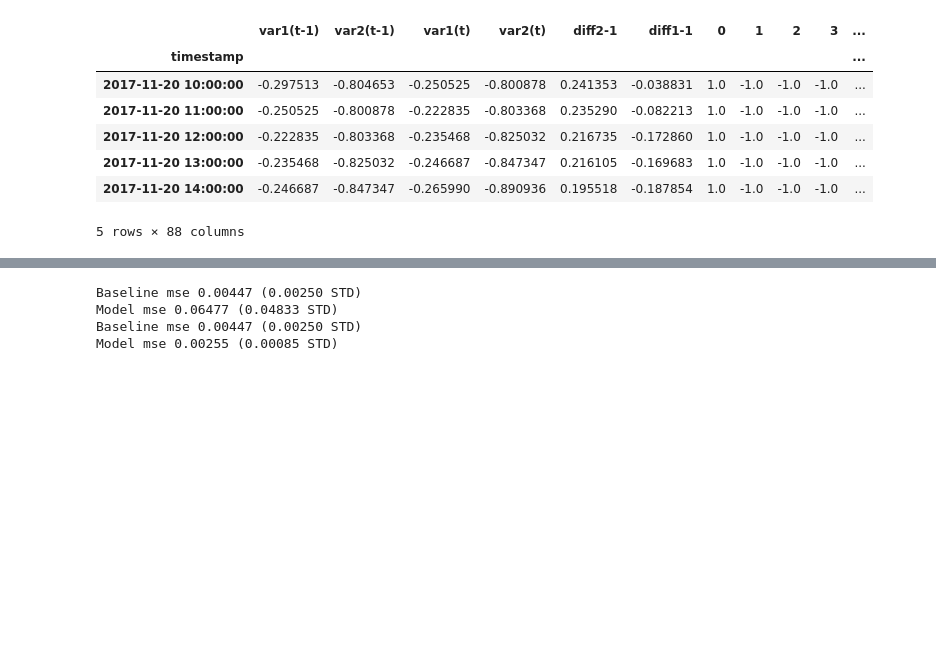
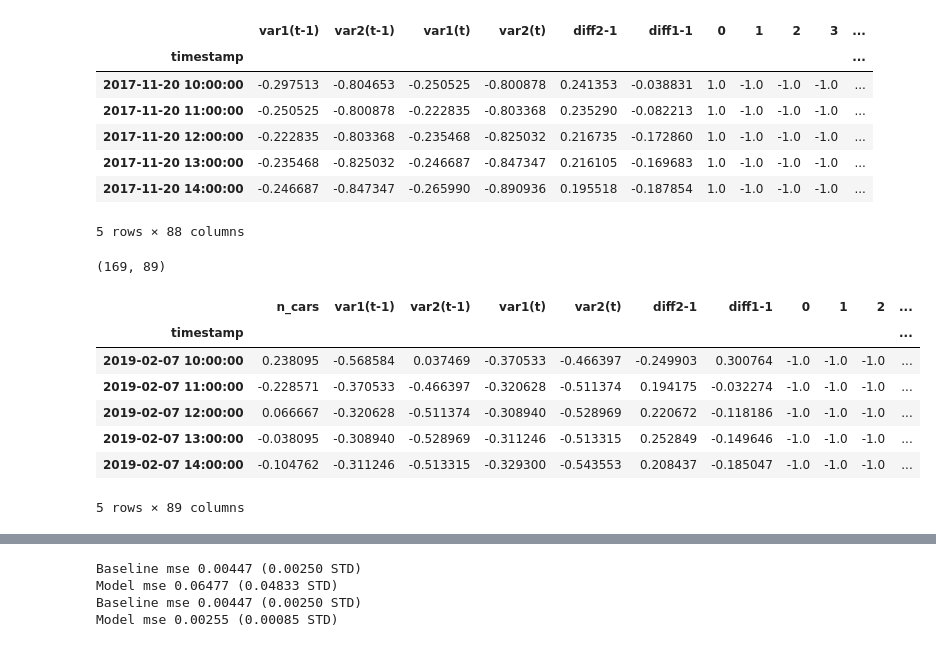
Before and after one commit to GeorgesAlkhouri/golddust, a Jupyter notebook: jupyter/BTW.ipynb, the cells around one changed output, grey strips where cells are left out. Drawn from its saved outputs; the diff is of its cells as text; code cells hidden in the pictures; blank space fills up the shorter version.

```diff
--- a/jupyter/BTW.ipynb
+++ b/jupyter/BTW.ipynb
@@ -64,6 +62,13 @@ df_dht22 = df_dht22.sort_index()
 
 df_sds011 = df_sds011[['P1', 'P2']]
 df_dht22 = df_dht22[['temperature', 'humidity']]
+
+df_cars = pd.read_csv('../cars.csv', sep=';', header=None, names=['timestamp', 'n_cars'])
+df_cars['timestamp'] = pd.to_datetime(df_cars['timestamp'], format='%Y-%m-%dT%H:%M:%S')
+df_cars = df_cars.set_index(df_cars.timestamp, drop=True)
+df_cars = df_cars.drop(columns=['timestamp'])
+df_cars = df_cars.sort_index()
+#df = df.groupby((pd.Grouper(freq='60min', level=0))).sum()
 # %%
 print(df_sds011.shape)
 print(df_dht22.shape)
@@ -533,0 +546,3 @@ plt.tight_layout()
+# %%
+df_cars = df_cars.groupby(pd.Grouper(freq='60min', level=0)).sum()
+df_cars.shape
@@ -533,0 +551,4 @@ plt.tight_layout()
+# %%
+car_scaler = preprocessing.MinMaxScaler(feature_range=(-1,1))
+df_cars['n_cars'] = car_scaler.fit_transform(df_cars['n_cars'].values.reshape(-1,1).astype('float'))
+df_cars.head()
@@ -682,4 +699,18 @@ data.head()
 | 2017-11-20 13:00:00 | -0.235468 | -0.825032 | -0.246687 | -0.847347 | 0.216105 | -0.169683 | 1.0 | -1.0 | -1.0 | -1.0 | ... |
 | 2017-11-20 14:00:00 | -0.246687 | -0.847347 | -0.265990 | -0.890936 | 0.195518 | -0.187854 | 1.0 | -1.0 | -1.0 | -1.0 | ... |
 5 rows × 88 columns
+# %%
+car_data = pd.merge(df_cars, data, left_index=True, right_index=True, how='inner')
+print(car_data.shape)
+car_data.head()
+# %% [output]
+(169, 89)
+|  | n_cars | var1(t-1) | var2(t-1) | var1(t) | var2(t) | diff2-1 | diff1-1 | 0 | 1 | 2 | ... |
+| timestamp |  |  |  |  |  |  |  |  |  |  | ... |
+| 2019-02-07 10:00:00 | 0.238095 | -0.568584 | 0.037469 | -0.370533 | -0.466397 | -0.249903 | 0.300764 | -1.0 | -1.0 | -1.0 | ... |
+| 2019-02-07 11:00:00 | -0.228571 | -0.370533 | -0.466397 | -0.320628 | -0.511374 | 0.194175 | -0.032274 | -1.0 | -1.0 | -1.0 | ... |
+| 2019-02-07 12:00:00 | 0.066667 | -0.320628 | -0.511374 | -0.308940 | -0.528969 | 0.220672 | -0.118186 | -1.0 | -1.0 | -1.0 | ... |
+| 2019-02-07 13:00:00 | -0.038095 | -0.308940 | -0.528969 | -0.311246 | -0.513315 | 0.252849 | -0.149646 | -1.0 | -1.0 | -1.0 | ... |
+| 2019-02-07 14:00:00 | -0.104762 | -0.311246 | -0.513315 | -0.329300 | -0.543553 | 0.208437 | -0.185047 | -1.0 | -1.0 | -1.0 | ... |
+5 rows × 89 columns
 # %%
```
Also changed, not shown: parts of 13 cells of this notebook.
